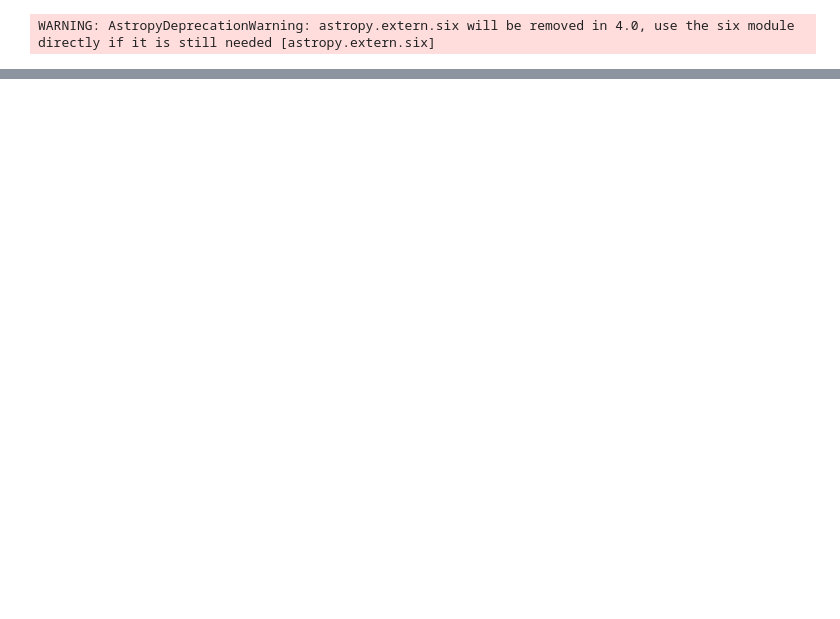
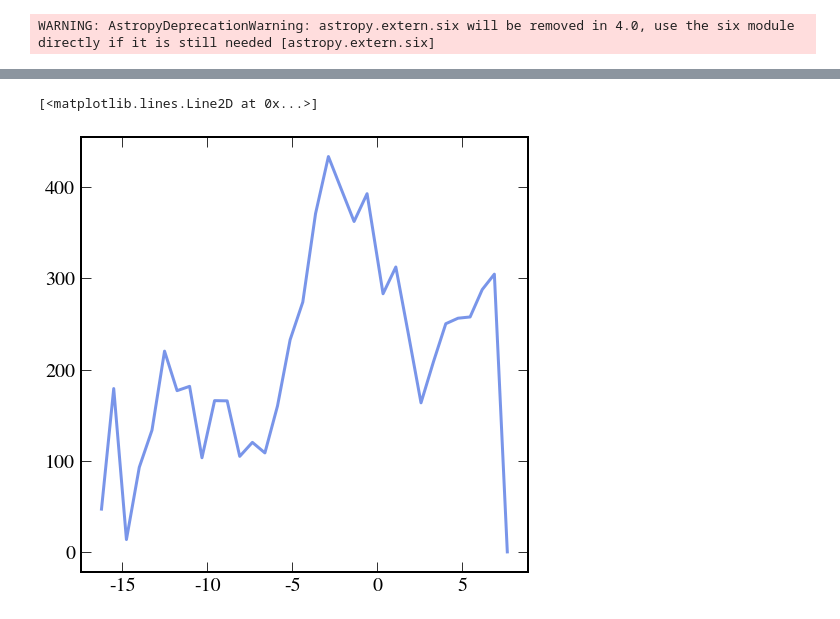
Before and after one commit to adrn/Pal5sBiggestFan, a Jupyter notebook: notebooks/fig_data_profile.ipynb, the cells around one changed output, grey strips where cells are left out. Drawn from its saved outputs; the diff is of its cells as text; code cells hidden in the pictures; blank space fills up the shorter version.

```diff
--- a/notebooks/fig_data_profile.ipynb
+++ b/notebooks/fig_data_profile.ipynb
@@ -120,0 +159,5 @@ plt.savefig('../paper/observed_profiles.pdf', dpi=200)
+# %%
+plt.plot(t['phi1'], t['n']/dphi, '-', color='royalblue', lw=3, alpha=0.7)
+# %% [output]
+[<matplotlib.lines.Line2D at 0x...>]
+[figure, added]
```
Also changed, not shown: parts of 3 cells of this notebook, 2 other files.
